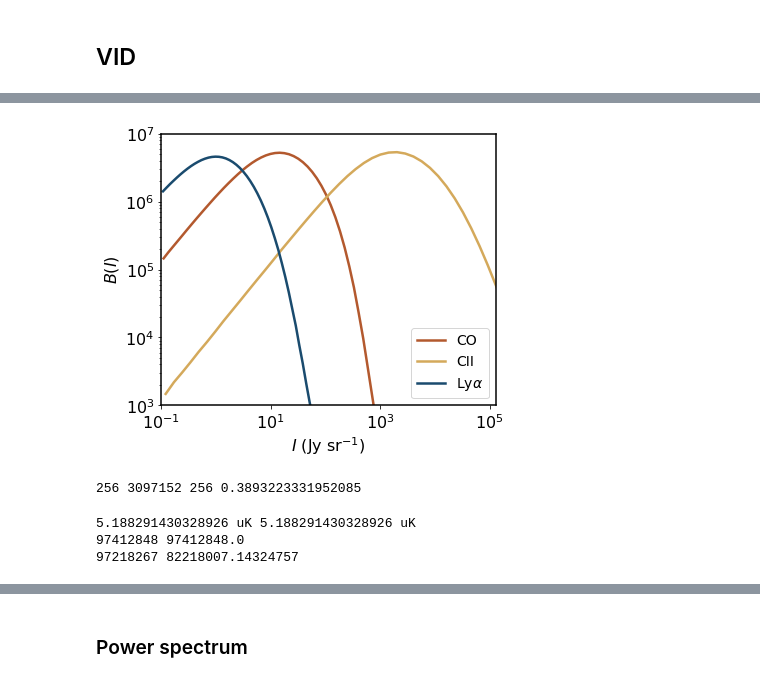
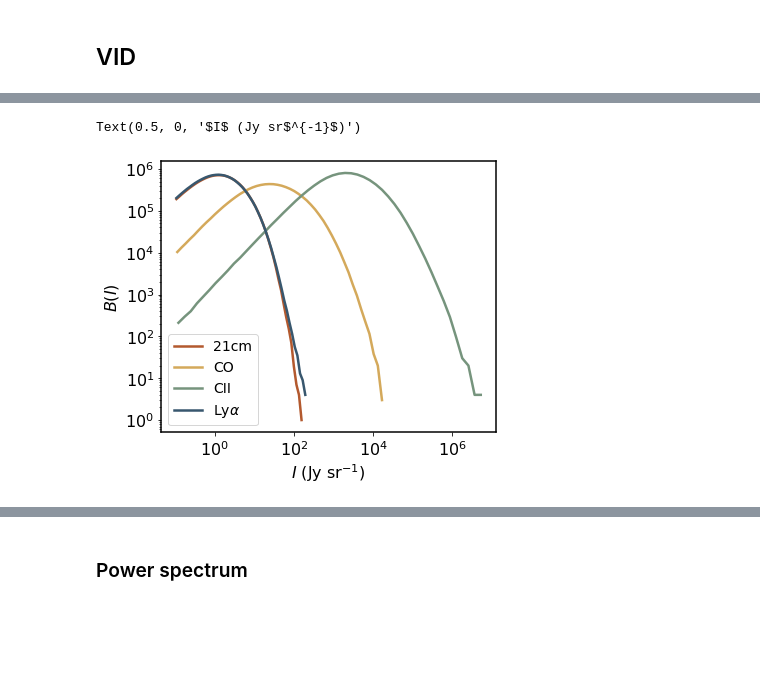
Before and after one commit to kokron/skyLine, a Jupyter notebook: notebooks/LIM LC Showcase.ipynb, the cells around one changed output, grey strips where cells are left out. Saved outputs shown, nothing was run; the diff lists cells and outputs as text; code cells hidden in the pictures; blank space fills up the shorter version.

Commit message:
more summary plots

```diff
--- a/notebooks/LIM LC Showcase.ipynb
+++ b/notebooks/LIM LC Showcase.ipynb
@@ -52,7 +52,7 @@ def LC_params(line):
                           supersample=1,
                           Nmu=20,
                           dk=0.02*u.Mpc**-1,
-                          do_intensity=False,
+                          do_intensity=True,
                           seed=0)
         obs_params=dict(zmin = zmin_CO-0.03, zmax = zmax_CO+0.03,
                         RAObs_min=-10*u.deg,RAObs_max=10*u.deg,
@@ -88,7 +88,7 @@ def LC_params(line):
                           supersample=1,
                           Nmu=20,
                           dk=0.02*u.Mpc**-1,
-                          do_intensity=False,
+                          do_intensity=True,
                           seed=0)
         obs_params=dict(zmin = zmin_CII-0.03, zmax = zmax_CII+0.03,
                         RAObs_min=-10*u.deg,RAObs_max=10*u.deg,
@@ -763,7 +786,7 @@ def lim_params(SFR_file, sfr_pars, line):
         obs_params.update(cosmo_fid)
     return obs_params
 # %%
-#CO_map=np.load('../../map_noiseless_CO.npy')
+CO_map=np.load('../../map_noiseless_CO.npy')
 TiCO_edge=np.logspace(-1, np.log10(np.max(CO_map)), 50+1)
 
 #TiCO_pos=np.logspace(0, np.log10(np.max(CO_map)), 50+1)
@@ -773,7 +796,7 @@ TiCO=(TiCO_edge[:-1]+TiCO_edge[1:])/2.
 
 BiCO_LC=np.histogram(CO_map.flatten(), bins=TiCO_edge)[0]
 # %%
-#CII_map=np.load('../../map_noiseless_CII.npy')
+CII_map=np.load('../../map_noiseless_CII.npy')
 TiCII_edge=np.logspace(-1, np.log10(np.max(CII_map)), 50+1)
 
 #TiCII_pos=np.logspace(0, np.log10(np.max(CII_map)), 50+1)
@@ -792,3 +816,10 @@ TiLya_edge=np.logspace(-1, np.log10(np.max(Lya_map)), 50+1)
 TiLya=(TiLya_edge[:-1]+TiLya_edge[1:])/2.
 
 BiLya_LC=np.histogram(Lya_map.flatten(), bins=TiLya_edge)[0]
+# %%
+#HI_map=np.load('../../map_noiseless_HI.npy')
+TiHI_edge=np.logspace(-1, np.log10(np.max(HI_map)), 50+1)
+#TiHI_edge=np.linspace(-10, 100, 50+1)
+
+TiHI=(TiHI_edge[:-1]+TiHI_edge[1:])/2.
+BiHI_LC=np.histogram(HI_map.flatten(), bins=TiHI_edge)[0]
@@ -795,17 +844,20 @@ BiLya_LC=np.histogram(Lya_map.flatten(), bins=TiLya_edge)[0]
 # %%
-blue='#1a4b6e'
+blue='#38576e'
 yellow='#d4a95b'
 orange='#b3592e'
+green='#76947d'
 
 plt.figure(figsize=(6,5))
-plt.loglog(TiCO, BiCO_LC, color=orange, label='CO')
-plt.loglog(TiCII, BiCII_LC, color=yellow, label='CII')
+plt.loglog(TiHI, BiHI_LC, color=orange, label=r'21cm')
+plt.loglog(TiCO, BiCO_LC, color=yellow, label='CO')
+plt.loglog(TiCII, BiCII_LC, color=green, label='CII')
 plt.loglog(TiLya, BiLya_LC, color=blue, label=r'Ly$\alpha$')
-plt.xlim(0.1, 1.3e5)
-plt.ylim(1e3, 1e7)
+#plt.xlim(0.1, 1.3e5)
+#plt.ylim(1e3, 1e7)
 plt.legend( fontsize=14)
 plt.ylabel(r'$B(I)$')
 plt.xlabel('$I$ (Jy sr$^{-1}$)')
-plt.savefig('/home-2/gsatopo1@jhu.edu/code/LIM Lightcones/VID_noiseless.pdf', dpi=300)
+#plt.savefig('/home-2/gsatopo1@jhu.edu/code/LIM Lightcones/VID_noiseless.pdf', dpi=300)
 # %% [output]
+Text(0.5, 0, '$I$ (Jy sr$^{-1}$)')
-[figure, old version]
+[figure, new version]
@@ -821,12 +863,0 @@ m_CO = lim(lim_params('/home-2/gsatopo1@jhu.edu/code/LIM Lightcones/preLIMinary/
-# %%
-Ti_CO, Bi_lim=get_VID_I(m_CO, 50)
-# %% [output]
-256 3097152 256 0.3893223331952085
-# %%
-print(LC_CO.sigmaN, m_CO.sigma_N)
-print(LC_CO.Npix*LC_CO.Nchan, m_CO.Nvox)
-print(np.sum(Bi_LC), np.sum(Bi_lim))
-# %% [output]
-5.188291430328926 uK 5.188291430328926 uK
-97412848 97412848.0
-97218267 82218007.14324757
```
Also changed, not shown: parts of 32 cells of this notebook, 1 other file.
